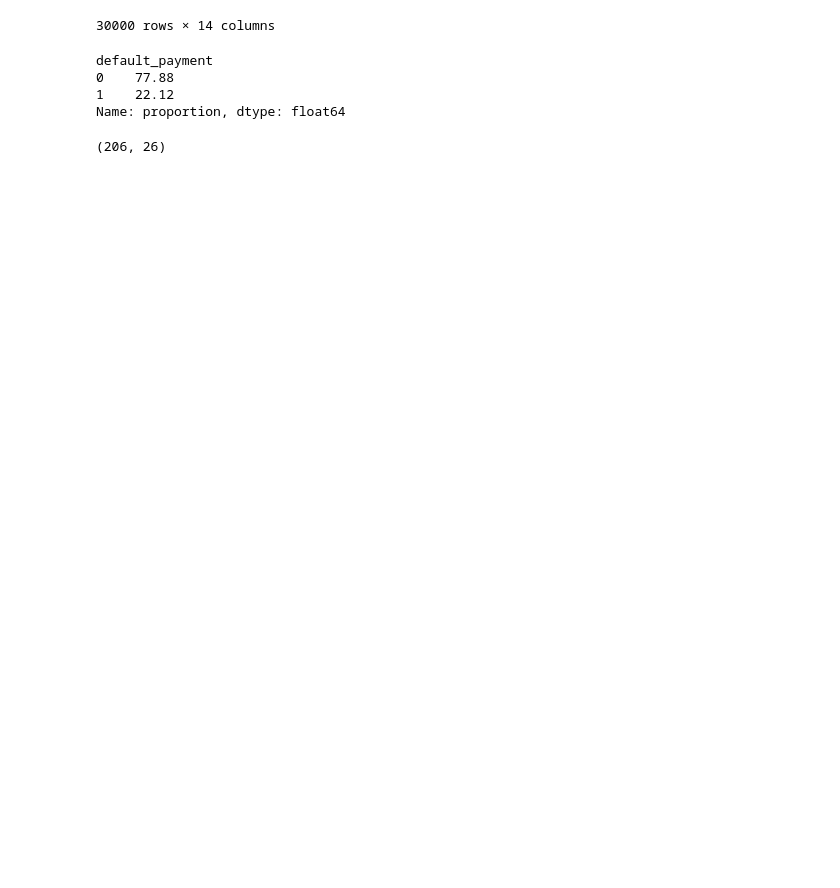
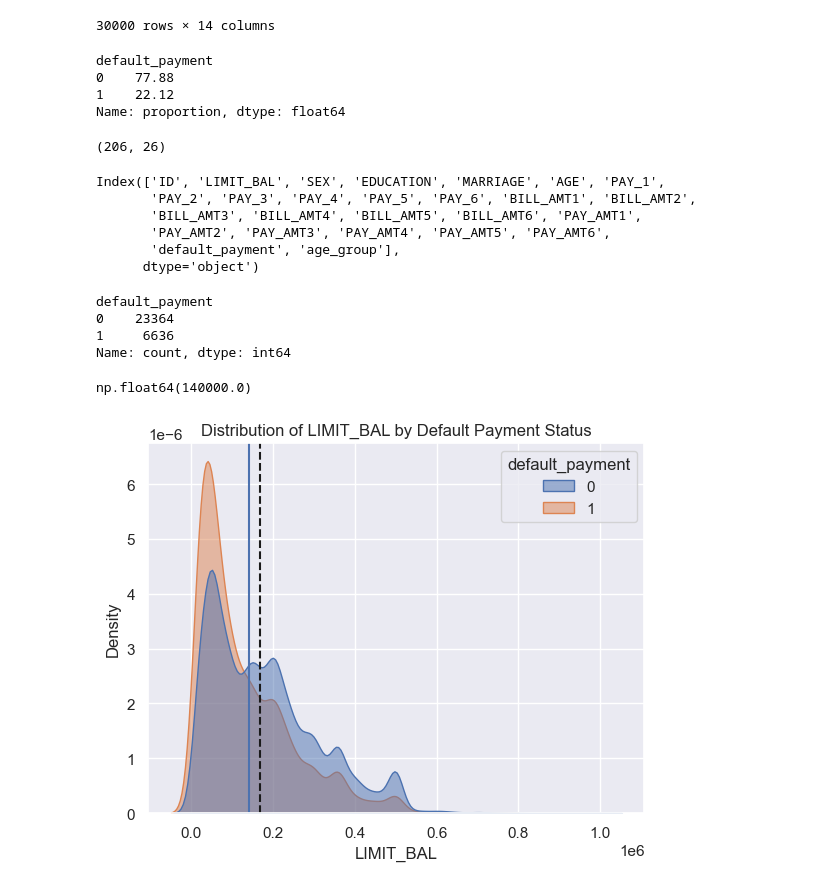
Before and after one commit to malavansa/IT5022-ML-Project, a Jupyter notebook: notebooks/eda_notebook.ipynb, the cells around one changed output. Saved outputs shown, nothing was run; the diff lists cells and outputs as text; code cells hidden in the pictures; blank space fills up the shorter version.

Commit message:
Add kdeplots

```diff
--- a/notebooks/eda_notebook.ipynb
+++ b/notebooks/eda_notebook.ipynb
@@ -388,3 +388,31 @@ Name: proportion, dtype: float64
 df[df['LIMIT_BAL'] > 500000].shape
 # %% [output]
 (206, 26)
+# %%
+df.columns
+# %% [output]
+Index(['ID', 'LIMIT_BAL', 'SEX', 'EDUCATION', 'MARRIAGE', 'AGE', 'PAY_1',
+       'PAY_2', 'PAY_3', 'PAY_4', 'PAY_5', 'PAY_6', 'BILL_AMT1', 'BILL_AMT2',
+       'BILL_AMT3', 'BILL_AMT4', 'BILL_AMT5', 'BILL_AMT6', 'PAY_AMT1',
+       'PAY_AMT2', 'PAY_AMT3', 'PAY_AMT4', 'PAY_AMT5', 'PAY_AMT6',
+       'default_payment', 'age_group'],
+      dtype='object')
+# %%
+df['default_payment'].value_counts()
+# %% [output]
+default_payment
+0    23364
+1     6636
+Name: count, dtype: int64
+# %%
+df['LIMIT_BAL'].median()
+# %% [output]
+np.float64(140000.0)
+# %%
+sns.kdeplot(data=df, x='LIMIT_BAL', hue='default_payment', fill=True, common_norm=False, alpha=0.5)
+plt.axvline(x=df['LIMIT_BAL'].mean(), color='k', linestyle='--', label='Mean LIMIT_BAL')
+plt.axvline(x=df['LIMIT_BAL'].median(), color='b', linestyle='-', label='Median LIMIT_BAL')
+plt.title('Distribution of LIMIT_BAL by Default Payment Status')
+plt.show()
+# %% [output]
+[figure, added]
```
Also changed, not shown: parts of 7 cells of this notebook.
